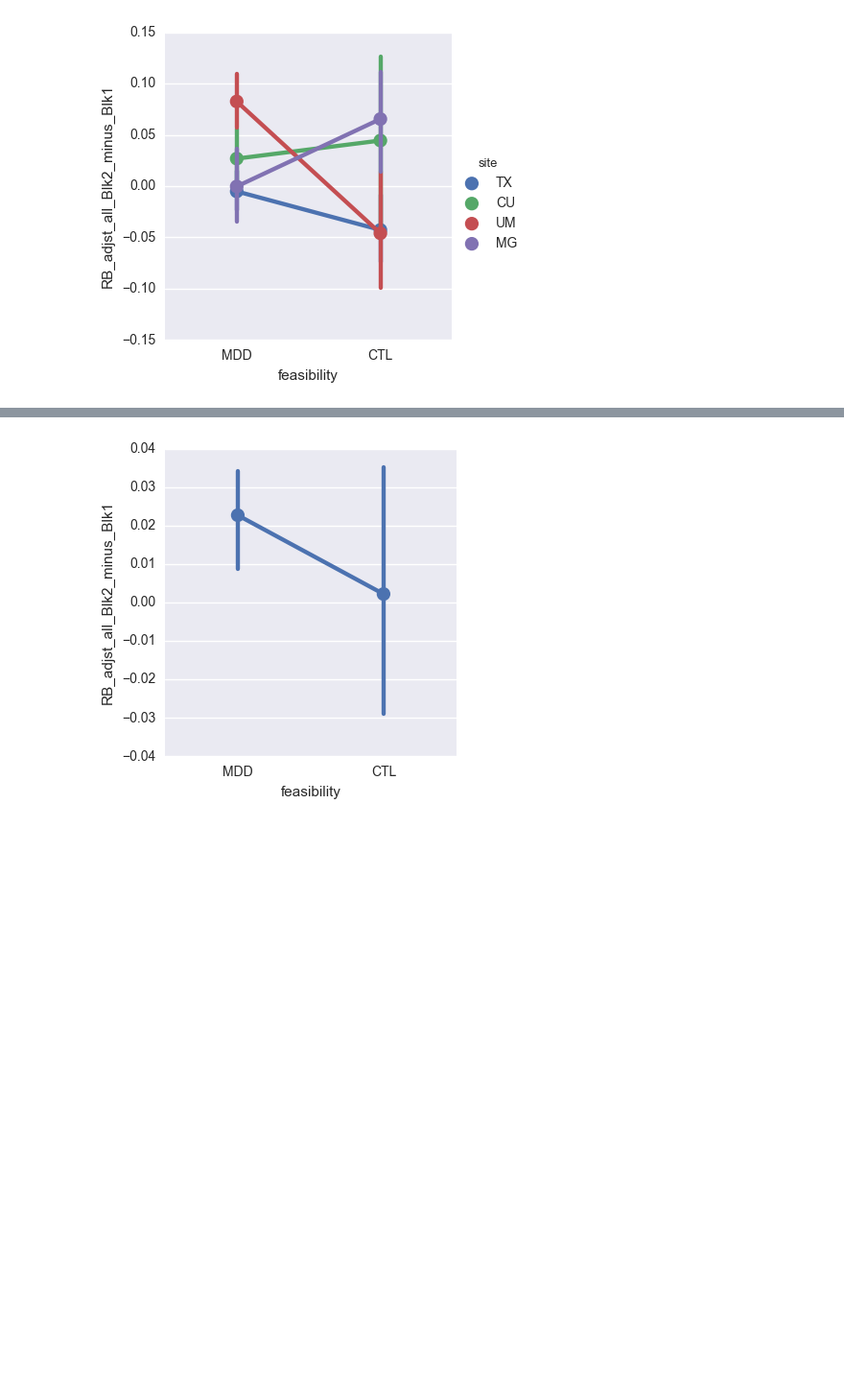
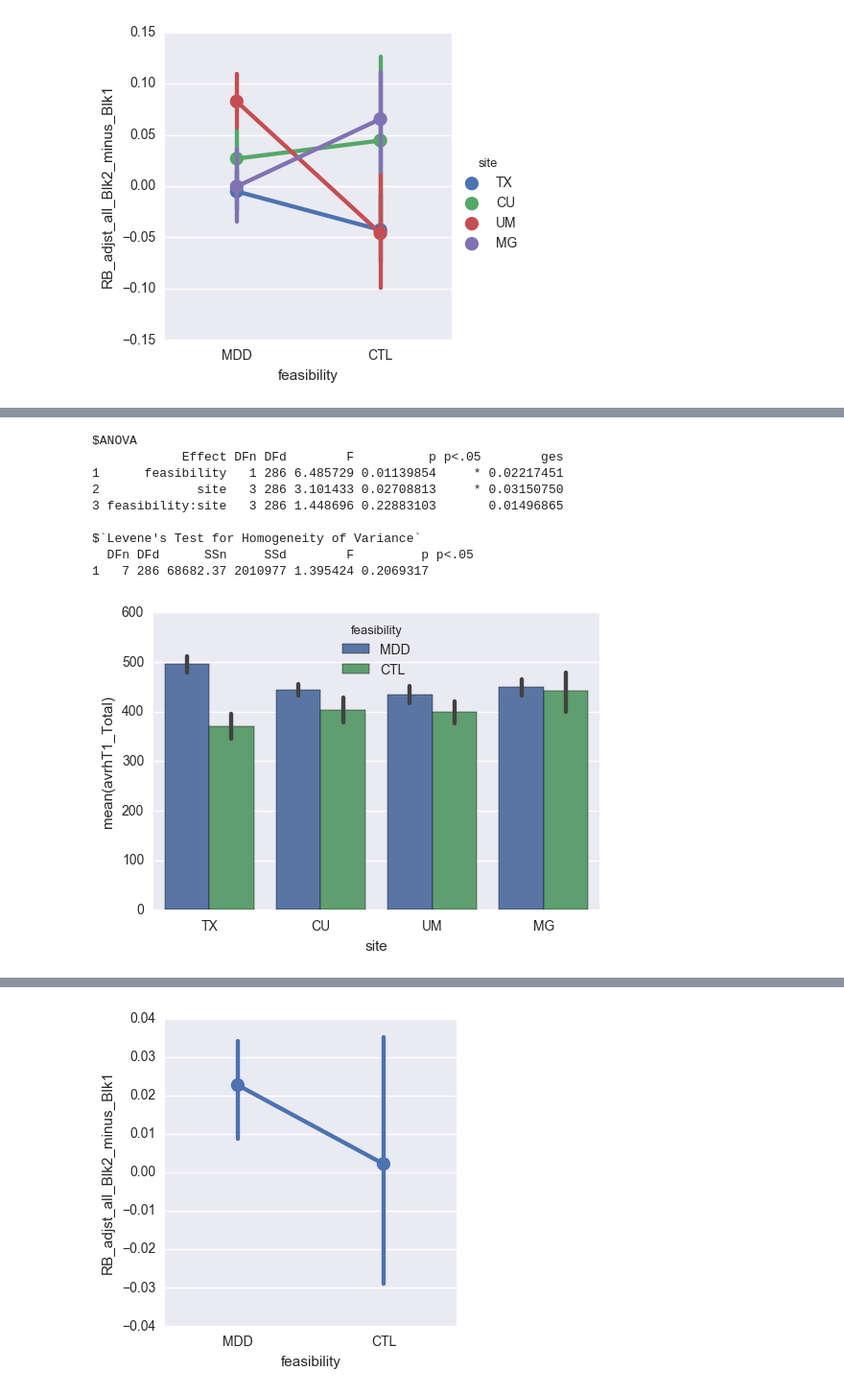
Before and after one commit to vlawlor/EMBARC-PRT, a Jupyter notebook: PRT_Prettier.ipynb, the cells around one changed output, grey strips where cells are left out. Shown at 96% size. Drawn from its saved outputs; the diff is of its cells as text; code cells hidden in the pictures; blank space fills up the shorter version.

```diff
--- a/PRT_Prettier.ipynb
+++ b/PRT_Prettier.ipynb
@@ -479,0 +538,6 @@ $`Levene's Test for Homogeneity of Variance`
+# %%
+rts = sns.barplot(y='avrhT1_Total', x = 'site', data=df_firstsess, hue = 'feasibility', ci=68)
+%Rpush df_firstsess
+%R rt_anova <- ezANOVA(data = df_firstsess, dv = avrhT1_Total, between = .(feasibility, site), wid=ProjectSpecificID)
+%R print(rt_anova)
+# %% [output]
@@ -479,0 +545,10 @@ $`Levene's Test for Homogeneity of Variance`
+$ANOVA
+            Effect DFn DFd        F          p p<.05        ges
+1      feasibility   1 286 6.485729 0.01139854     * 0.02217451
+2             site   3 286 3.101433 0.02708813     * 0.03150750
+3 feasibility:site   3 286 1.448696 0.22883103       0.01496865
+
+$`Levene's Test for Homogeneity of Variance`
+  DFn DFd      SSn     SSd        F         p p<.05
+1   7 286 68682.37 2010977 1.395424 0.2069317
+[figure, added]
```
Also changed, not shown: parts of 22 cells of this notebook.
